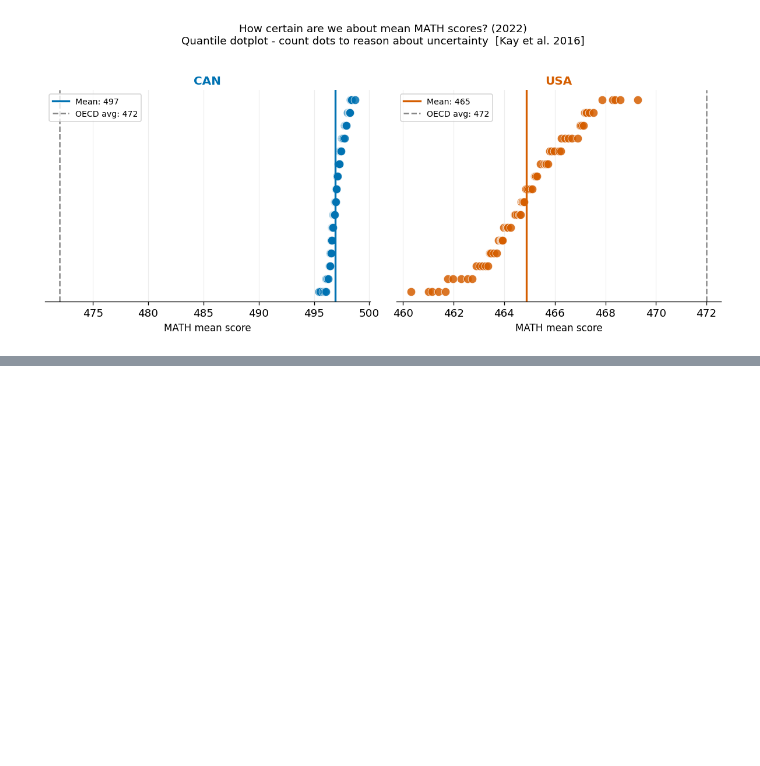
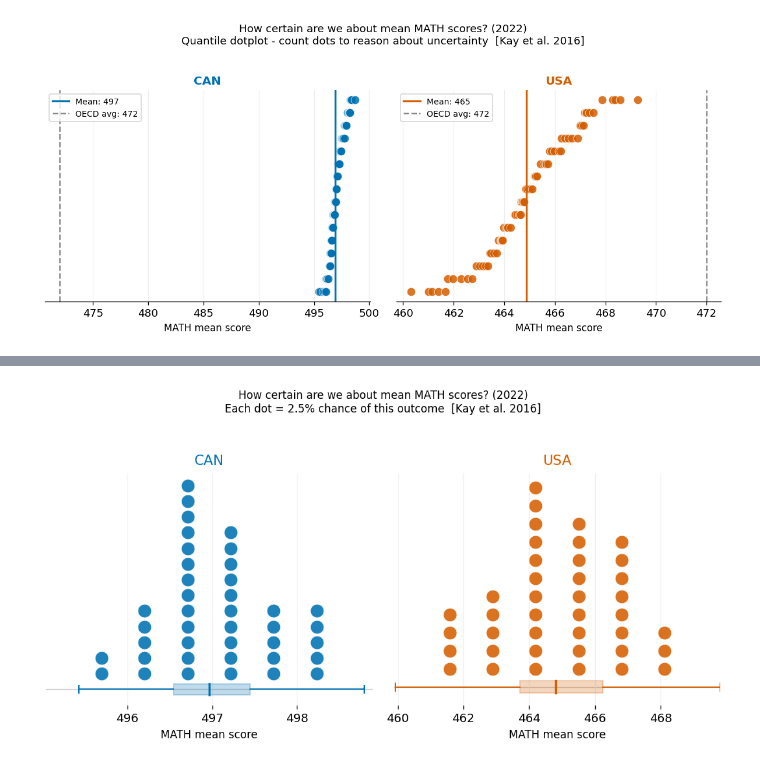
Before and after one commit to apoorva43/ETS_Smart_Dashboard, a Jupyter notebook: notebooks/uncertainty_visualization.ipynb, the cells around one changed output, grey strips where cells are left out. Cells and saved outputs as stored; diff of their text form; code cells hidden in the pictures; blank space fills up the shorter version.

```diff
--- a/notebooks/uncertainty_visualization.ipynb
+++ b/notebooks/uncertainty_visualization.ipynb
@@ -74,0 +118,12 @@ plt.show()
+# %%
+# n_dots=40
+fig = plot_quantile_dotplot_diff_axis(
+    df,
+    subject="MATH",
+    countries=["CAN", "USA"],
+    year=2022,
+    n_dots=40
+)
+plt.show()
+# %% [output]
+[figure, added]
```
Also changed, not shown: parts of 11 cells of this notebook.
